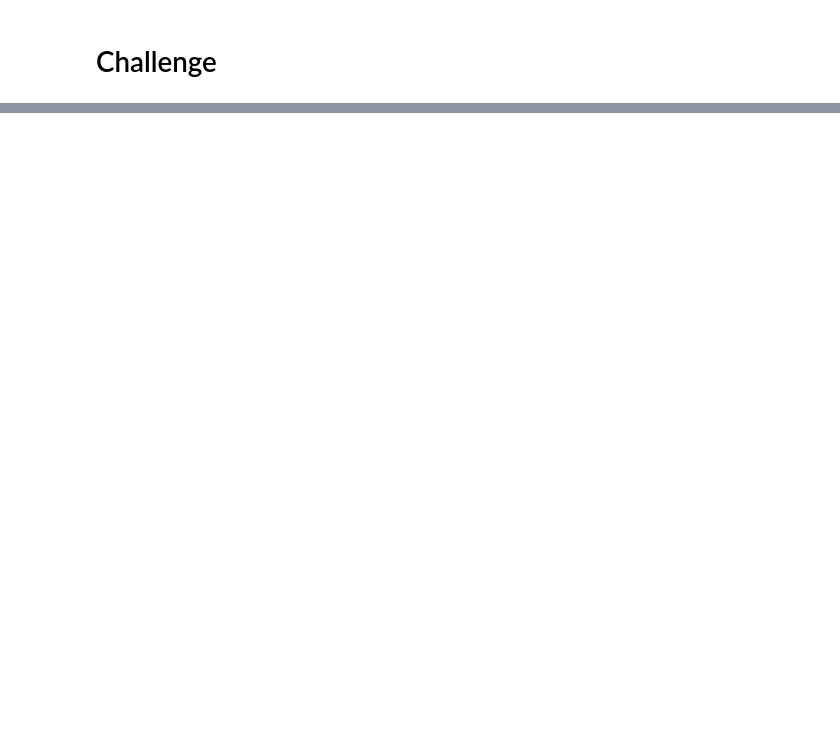
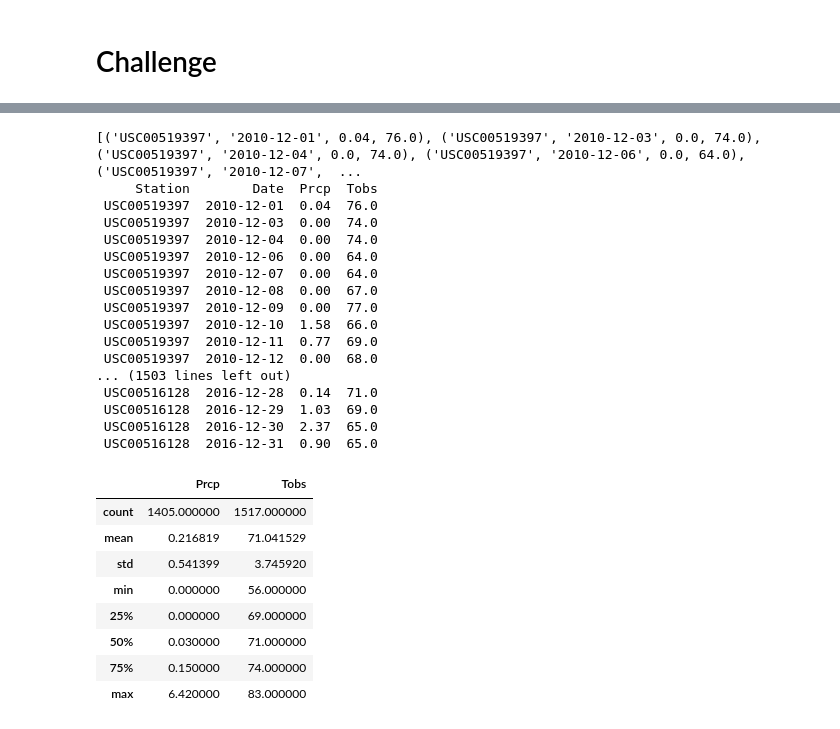
Before and after one commit to Azaima-Asghar/surfs_up, a Jupyter notebook: climate_analysis.ipynb, the cells around one changed output, grey strips where cells are left out. Drawn from its saved outputs; the diff is of its cells as text; code cells hidden in the pictures; blank space fills up the shorter version.

```diff
--- a/climate_analysis.ipynb
+++ b/climate_analysis.ipynb
@@ -180,0 +254,36 @@ plt.tight_layout()
+# %%
+# 2). Identify key statistical data in December across all stations and years using the describe() function.
+
+results = session.query(Measurement.station, Measurement.date, Measurement.prcp, Measurement.tobs). \
+            filter(extract('month', Measurement.date) == 12).all()
+print(results)
+df = pd.DataFrame(results, columns = ('Station', 'Date', 'Prcp', 'Tobs'))
+print(df.to_string(index = False))
+df.describe()
+# %% [output]
+[('USC00519397', '2010-12-01', 0.04, 76.0), ('USC00519397', '2010-12-03', 0.0, 74.0), ('USC00519397', '2010-12-04', 0.0, 74.0), ('USC00519397', '2010-12-06', 0.0, 64.0), ('USC00519397', '2010-12-07',  ...
+     Station        Date  Prcp  Tobs
+ USC00519397  2010-12-01  0.04  76.0
+ USC00519397  2010-12-03  0.00  74.0
+ USC00519397  2010-12-04  0.00  74.0
+ USC00519397  2010-12-06  0.00  64.0
+ USC00519397  2010-12-07  0.00  64.0
+ USC00519397  2010-12-08  0.00  67.0
+ USC00519397  2010-12-09  0.00  77.0
+ USC00519397  2010-12-10  1.58  66.0
+ USC00519397  2010-12-11  0.77  69.0
+ USC00519397  2010-12-12  0.00  68.0
+... (1503 lines left out)
+ USC00516128  2016-12-28  0.14  71.0
+ USC00516128  2016-12-29  1.03  69.0
+ USC00516128  2016-12-30  2.37  65.0
+ USC00516128  2016-12-31  0.90  65.0
+|  | Prcp | Tobs |
+| count | 1405.000000 | 1517.000000 |
+| mean | 0.216819 | 71.041529 |
+| std | 0.541399 | 3.745920 |
+| min | 0.000000 | 56.000000 |
+| 25% | 0.000000 | 69.000000 |
+| 50% | 0.030000 | 71.000000 |
+| 75% | 0.150000 | 74.000000 |
+| max | 6.420000 | 83.000000 |
```
Also changed, not shown: parts of 5 cells of this notebook.
